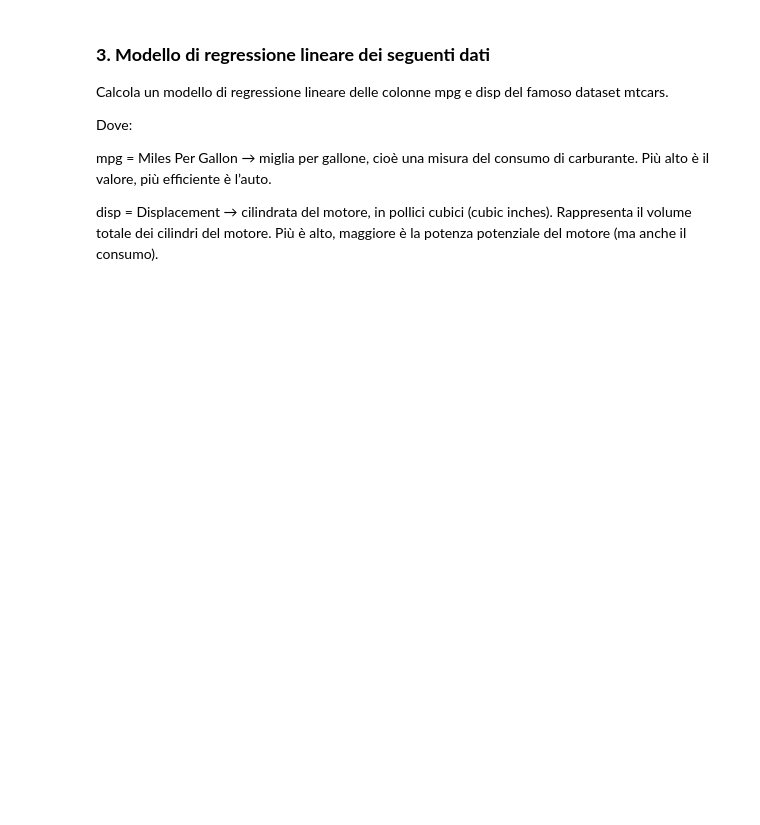
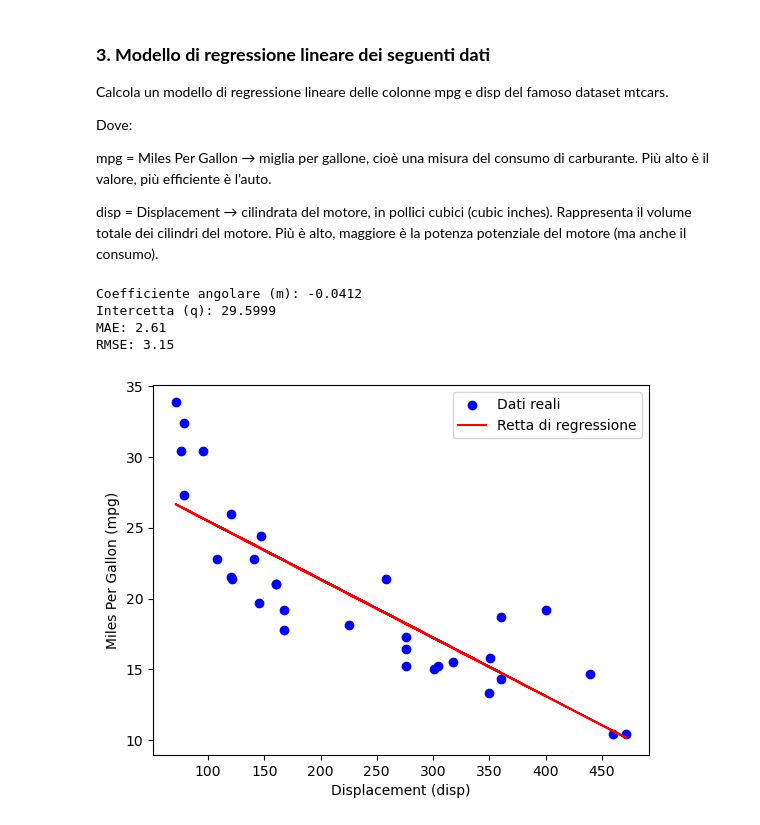
Before and after one commit to Marin-Account-22/ProgrammingLab, a Jupyter notebook: Modulo_2/7.4_esercizi_lez7.ipynb, the cells around one changed output. Cells and saved outputs as stored; diff of their text form; code cells hidden in the pictures; blank space fills up the shorter version.

```diff
--- a/Modulo_2/7.4_esercizi_lez7.ipynb
+++ b/Modulo_2/7.4_esercizi_lez7.ipynb
@@ -46,0 +83,31 @@ df
+# %%
+import pandas as pd
+# Load dataset from URL
+df = pd.read_csv('https://gist.githubusercontent.com/seankross/a412dfbd88b3db70b74b/raw/5f23f993cd87c283ce766e7ac6b329ee7cc2e1d1/mtcars.csv')
+# Display the dataframe
+df
+import numpy as np
+import matplotlib.pyplot as plt
+
+x=df['disp']
+y=df['mpg']
+m, q=np.polyfit(x, y, 1)
+y_pred=m * x + q
+mae=np.mean(np.abs(y - y_pred))
+rmse=np.sqrt(np.mean((y - y_pred)**2))
+print(f"Coefficiente angolare (m): {m:.4f}")
+print(f"Intercetta (q): {q:.4f}")
+print(f"MAE: {mae:.2f}")
+print(f"RMSE: {rmse:.2f}")
+plt.scatter(x, y, color='blue', label='Dati reali')
+plt.plot(x, y_pred, color='red', label='Retta di regressione')
+plt.xlabel('Displacement (disp)')
+plt.ylabel('Miles Per Gallon (mpg)')
+plt.legend()
+plt.show()
+# %% [output]
+Coefficiente angolare (m): -0.0412
+Intercetta (q): 29.5999
+MAE: 2.61
+RMSE: 3.15
+[figure, added]
```
Also changed, not shown: parts of 5 cells of this notebook, 7 other files.
